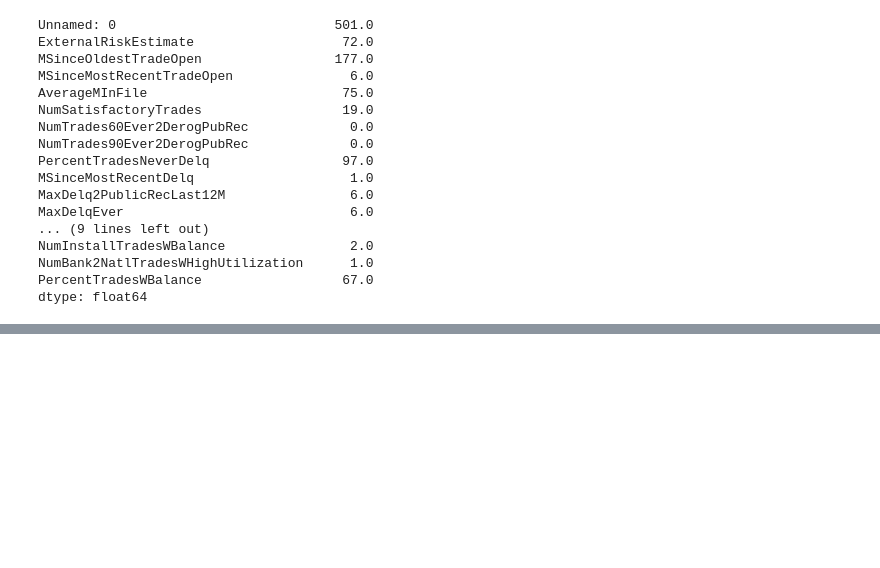
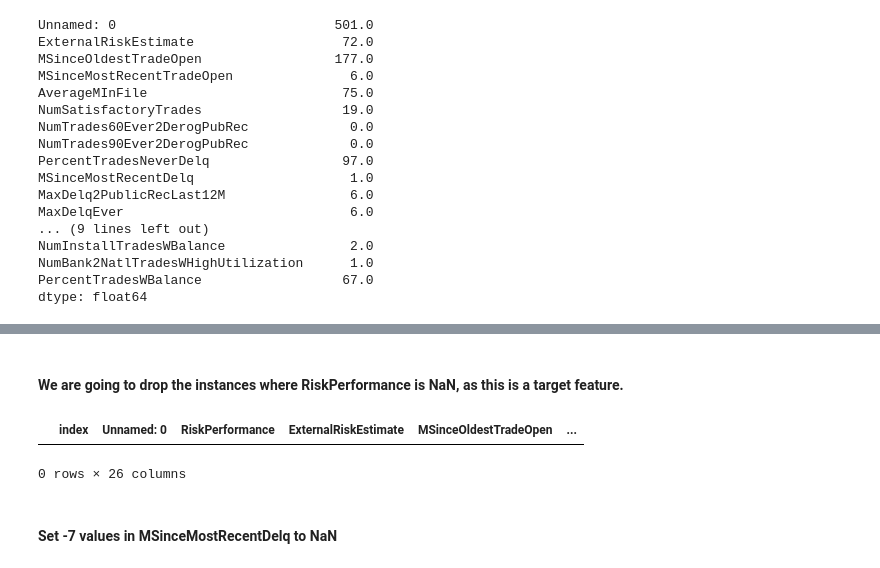
Before and after one commit to AiRcTRL2/dataAnalytics, a Jupyter notebook: Homework1_18206646.ipynb, the cells around one changed output, grey strips where cells are left out. Saved outputs shown, nothing was run; the diff lists cells and outputs as text; code cells hidden in the pictures; blank space fills up the shorter version.

```diff
--- a/Homework1_18206646.ipynb
+++ b/Homework1_18206646.ipynb
@@ -382,0 +415,13 @@ dtype: float64
+# %% [markdown]
+#### We are going to drop the instances where RiskPerformance is NaN, as this is a target feature.
+# %%
+ctDataCleaned.dropna(subset=['RiskPerformance'], inplace=True)
+# %%
+# Test if dropping the NaN columns worked.
+null_data = ctDataCleaned[ctDataCleaned.isnull().any(axis=1)]
+null_data
+# %% [output]
+|  | index | Unnamed: 0 | RiskPerformance | ExternalRiskEstimate | MSinceOldestTradeOpen | ... |
+0 rows × 26 columns
+# %% [markdown]
+#### Set -7 values in MSinceMostRecentDelq to NaN
```
Also changed, not shown: parts of 12 cells of this notebook, 4 other files.
